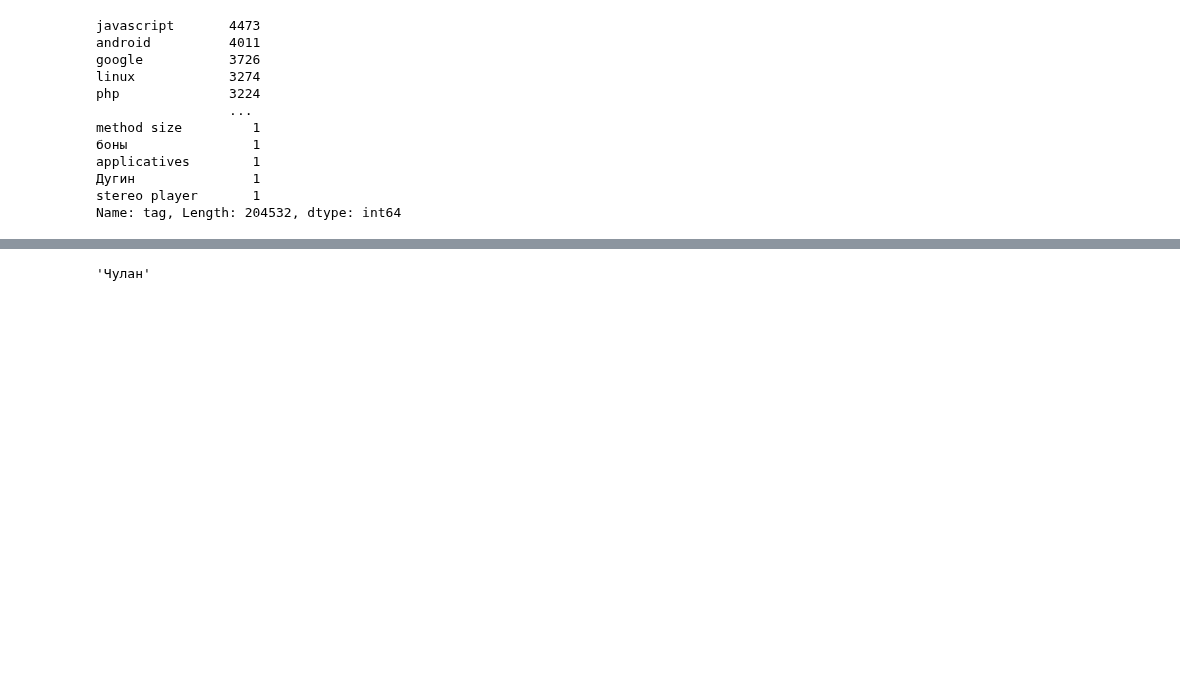
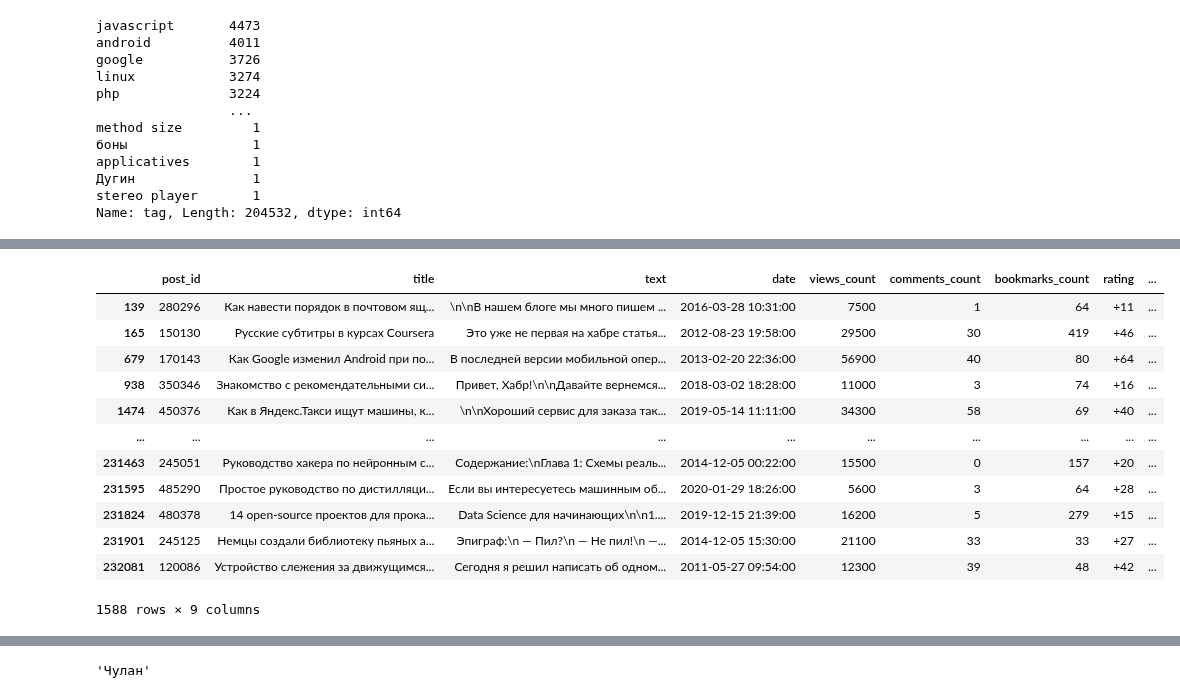
Before and after one commit to vnkrtv/markov-chain-text-editor, a Jupyter notebook: notebooks/HabrAnalysis.ipynb, the cells around one changed output, grey strips where cells are left out. Cells and saved outputs as stored; diff of their text form; code cells hidden in the pictures; blank space fills up the shorter version.

```diff
--- a/notebooks/HabrAnalysis.ipynb
+++ b/notebooks/HabrAnalysis.ipynb
@@ -74,0 +94,23 @@ Name: tag, Length: 204532, dtype: int64
+# %%
+math_tags = ['математика', 'криптография', 'матан', 'математический анализ', 'линейная алгебра']
+nn_tags = ['машинное обучение', 'нейронные сети']
+
+def get_posts_by_tags(tags_list: list) -> pd.DataFrame:
+    posts_ids_arr = tags_df[tags_df['tag'].isin(tags_list)]['post_id'].values
+    return posts_df[posts_df['post_id'].isin(np.unique(arr))]
+
+get_posts_by_tags(nn_tags)
+# %% [output]
+|  | post_id | title | text | date | views_count | comments_count | bookmarks_count | rating | ... |
+| 139 | 280296 | Как навести порядок в почтовом ящ... | \n\nВ нашем блоге мы много пишем ... | 2016-03-28 10:31:00 | 7500 | 1 | 64 | +11 | ... |
+| 165 | 150130 | Русские субтитры в курсах Coursera | Это уже не первая на хабре статья... | 2012-08-23 19:58:00 | 29500 | 30 | 419 | +46 | ... |
+| 679 | 170143 | Как Google изменил Android при по... | В последней версии мобильной опер... | 2013-02-20 22:36:00 | 56900 | 40 | 80 | +64 | ... |
+| 938 | 350346 | Знакомство с рекомендательными си... | Привет, Хабр!\n\nДавайте вернемся... | 2018-03-02 18:28:00 | 11000 | 3 | 74 | +16 | ... |
+| 1474 | 450376 | Как в Яндекс.Такси ищут машины, к... | \n\nХороший сервис для заказа так... | 2019-05-14 11:11:00 | 34300 | 58 | 69 | +40 | ... |
+| ... | ... | ... | ... | ... | ... | ... | ... | ... | ... |
+| 231463 | 245051 | Руководство хакера по нейронным с... | Содержание:\nГлава 1: Схемы реаль... | 2014-12-05 00:22:00 | 15500 | 0 | 157 | +20 | ... |
+| 231595 | 485290 | Простое руководство по дистилляци... | Если вы интересуетесь машинным об... | 2020-01-29 18:26:00 | 5600 | 3 | 64 | +28 | ... |
+| 231824 | 480378 | 14 open-source проектов для прока... | Data Science для начинающих\n\n1.... | 2019-12-15 21:39:00 | 16200 | 5 | 279 | +15 | ... |
+| 231901 | 245125 | Немцы создали библиотеку пьяных а... | Эпиграф:\n — Пил?\n — Не пил!\n —... | 2014-12-05 15:30:00 | 21100 | 33 | 33 | +27 | ... |
+| 232081 | 120086 | Устройство слежения за движущимся... | Сегодня я решил написать об одном... | 2011-05-27 09:54:00 | 12300 | 39 | 48 | +42 | ... |
+1588 rows × 9 columns
```
Also changed, not shown: parts of 7 cells of this notebook, 8 other files.
